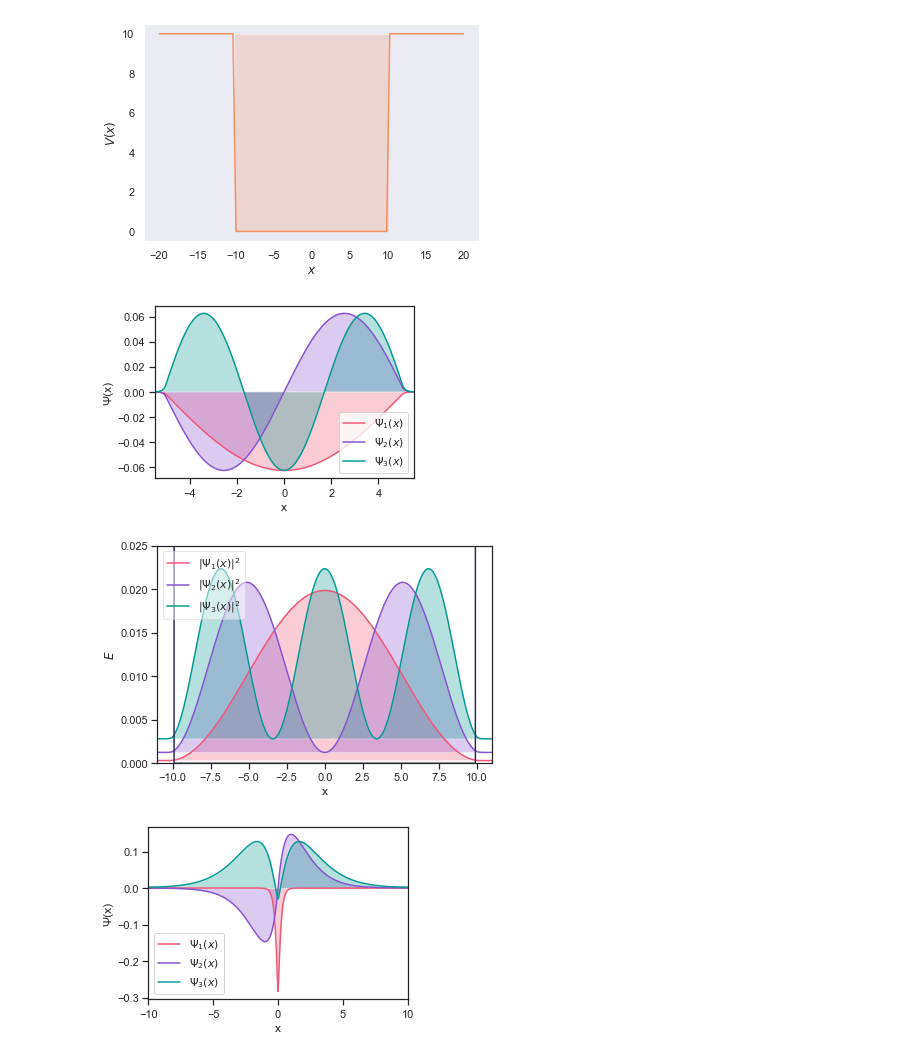
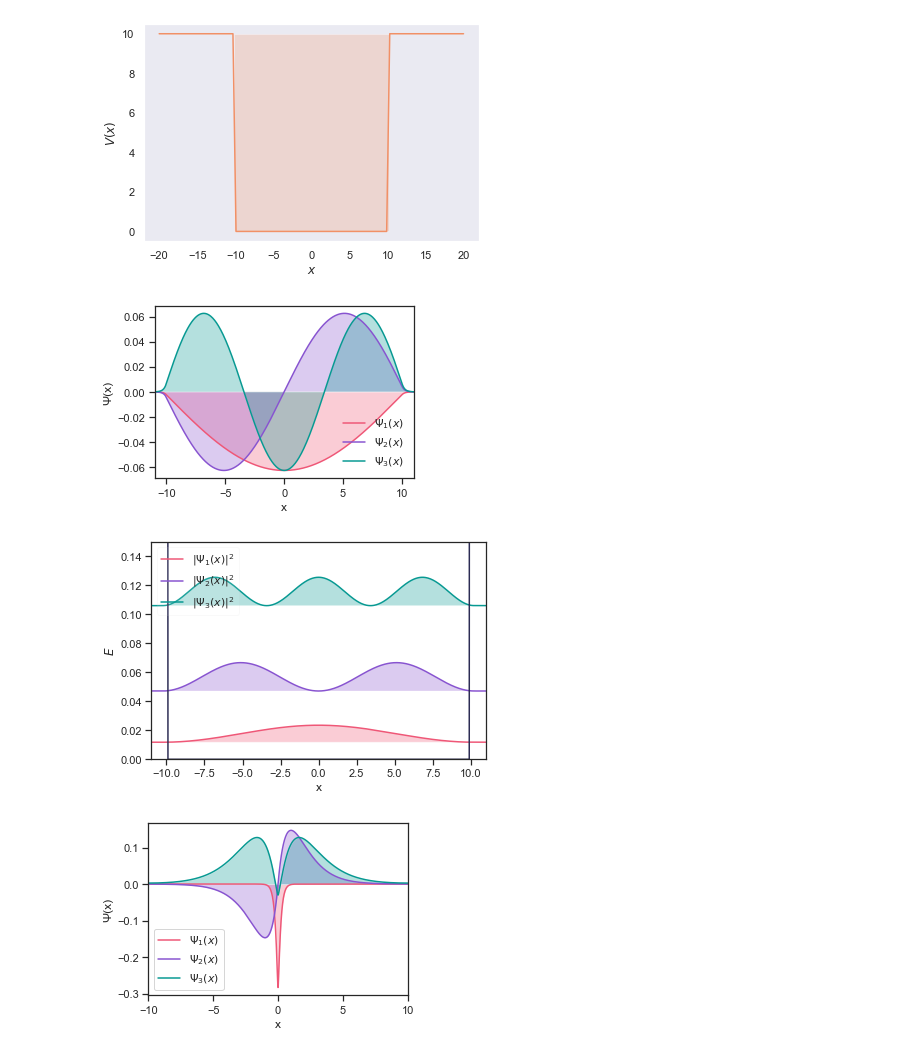
Before and after one commit to Rittik03/Quantum-Mechanics-With-Python, a Jupyter notebook: Article.ipynb, the cells around one changed output. Saved outputs shown, nothing was run; the diff lists cells and outputs as text; code cells hidden in the pictures.

```diff
--- a/Article.ipynb
+++ b/Article.ipynb
@@ -26,13 +30,12 @@ def v1db(n):
         if((R[i]<10) and R[i]>-10):
             V[i] = 0
         else:
-            V[i] = 10
+            V[i] = 10000
     return np.diag(V),V
 
 
 def v1da(n):
     Rmax, Rmin, N = 10, -10, n
-    Delta = 0.001
     V = np.zeros(N)
     R = np.linspace(Rmax, Rmin, N)
     for i in range(N):
@@ -285,12 +287,13 @@ fig3.savefig('Plot4.pdf')
 [figure]
 # %%
 psi1 = H1db(1000)[1]
+E1 = H1db(1000)[0]
 sns.set()
 sns.set_context("notebook")
 sns.set_style("dark")
 sns.set_style("ticks")
 fig4, ax4 = mlt.subplots()
-X1 = np.linspace(10,-10,1000)
+X1 = np.linspace(20,-20,1000)
 
 ax4.plot(X1,psi1[:,0],label = '$\Psi_1(x)$', color ="#ef5777")
 ax4.fill_between(X1, 0, psi1[:,0],alpha=0.3,facecolor='#ef5777')
@@ -298,34 +301,34 @@ ax4.plot(X1,psi1[:,1],label = '$\Psi_2(x)$', color ="#8854d0")
 ax4.fill_between(X1, 0, psi1[:,1],alpha=0.3,facecolor='#8854d0')
 ax4.plot(X1,psi1[:,2],label = '$\Psi_3(x)$', color ="#079992")
 ax4.fill_between(X1, 0, psi1[:,2],alpha=0.3,facecolor='#079992')
-ax4.legend(loc = 'lower right')
+ax4.legend(loc = 'lower right', framealpha = 0.0)
 mlt.xlabel('x')
 mlt.ylabel('Ψ(x)')
-mlt.xlim(-5.5,5.5)
+mlt.xlim(-11,11)
 mlt.subplots_adjust(left=0.2, right=0.8, top=0.8, bottom=0.2)
 fig4.savefig('Plot5.pdf')
 # %% [output]
-[figure, old version]
+[figure, new version]
 # %%
 sns.set()
 sns.set_style("dark")
 sns.set_style("ticks")
 fig5, ax5 = mlt.subplots()
-ax5.plot(np.linspace(-20,20,1000),1/(8 * 20**2)  + np.conjugate(psi1[:,0]) * psi1[:,0] * 5, label = '$|\Psi_1(x)|^{2}$', color ="#ef5777")
-ax5.fill_between(np.linspace(-20,20,1000), 1/(8 * 20**2), np.conjugate(psi1[:,0]) * psi1[:,0] * 5 + 1/(8 * 20**2),alpha=0.3,facecolor='#ef5777')
-ax5.plot(np.linspace(-20,20,1000),4/(8 * 20**2) + np.conjugate(psi1[:,1]) * psi1[:,1] * 5,label = '$|\Psi_2(x)|^{2}$', color ="#8854d0")
-ax5.fill_between(np.linspace(-20,20,1000), 4/(8 * 20**2), np.conjugate(psi1[:,1]) * psi1[:,1] * 5 + 4/(8 * 20**2),alpha=0.3,facecolor='#8854d0')
-ax5.plot(np.linspace(-20,20,1000),9/(8 * 20**2) + np.conjugate(psi1[:,2]) * psi1[:,2] * 5,label = '$|\Psi_3(x)|^{2}$', color ="#079992")
-ax5.fill_between(np.linspace(-20,20,1000), 9/(8 * 20**2), np.conjugate(psi1[:,2]) * psi1[:,2] * 5 + 9/(8 * 20**2),alpha=0.3,facecolor='#079992')
+ax5.plot(np.linspace(20,-20,1000),E1[0]  + np.conjugate(psi1[:,0]) * psi1[:,0] * 3 , label = '$|\Psi_1(x)|^{2}$', color ="#ef5777")
+ax5.fill_between(np.linspace(20,-20,1000), E1[0], np.conjugate(psi1[:,0]) * psi1[:,0] * 3 + E1[0],alpha=0.3,facecolor='#ef5777')
+ax5.plot(np.linspace(-20,20,1000),E1[1] + np.conjugate(psi1[:,1]) * psi1[:,1] * 5  ,label = '$|\Psi_2(x)|^{2}$', color ="#8854d0")
+ax5.fill_between(np.linspace(20,-20,1000), E1[1], np.conjugate(psi1[:,1]) * psi1[:,1] * 5  + E1[1],alpha=0.3,facecolor='#8854d0')
+ax5.plot(np.linspace(20,-20,1000),E1[2] + np.conjugate(psi1[:,2]) * psi1[:,2] * 5  ,label = '$|\Psi_3(x)|^{2}$', color ="#079992")
+ax5.fill_between(np.linspace(20,-20,1000), E1[2], np.conjugate(psi1[:,2]) * psi1[:,2] * 5  + E1[2],alpha=0.3,facecolor='#079992')
 ax5.plot(x_axis_1,y_axis_1,color = '#2c2c54')
-ax5.legend(loc = 'upper left',framealpha=0.5)
+ax5.legend(loc = 'upper left',framealpha=0.1)
 mlt.xlabel('x')
 mlt.ylabel('$E$')
-mlt.ylim(0,0.025)
+mlt.ylim(0,0.15)
 mlt.xlim(-11,11)
 fig5.savefig('Plot6.pdf')
 # %% [output]
-[figure, old version]
+[figure, new version]
 # %%
 psi2 = H1da(1000)[1]
 sns.set()
```
Also changed, not shown: parts of 13 cells of this notebook.
